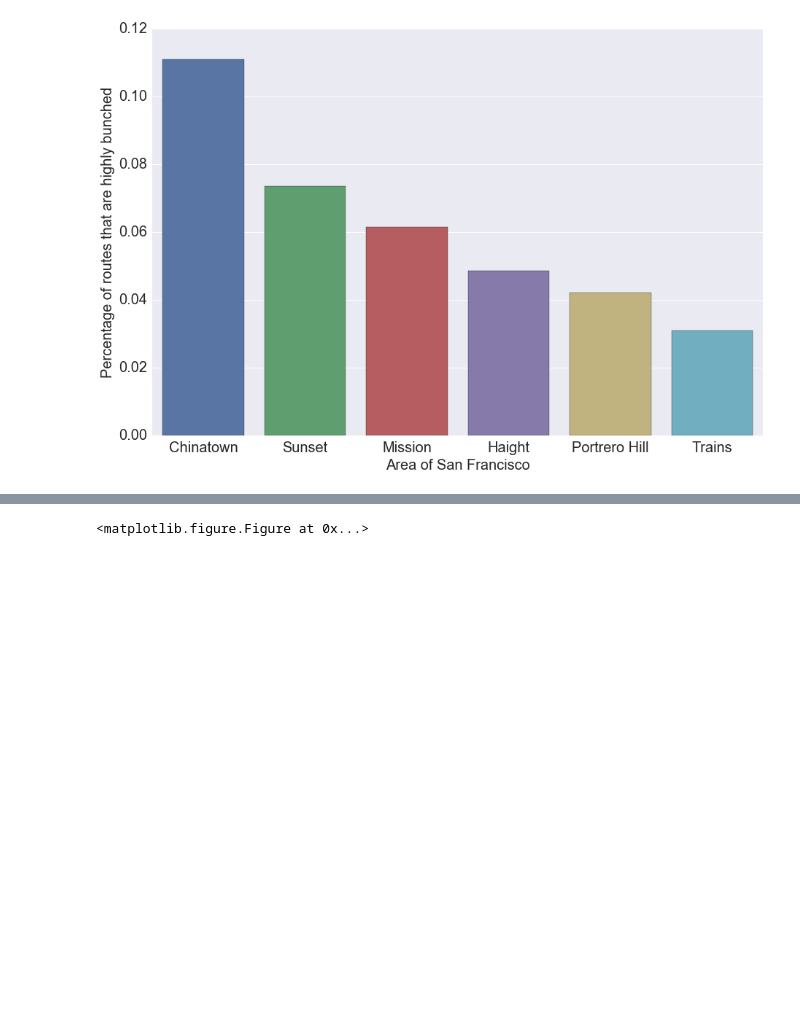
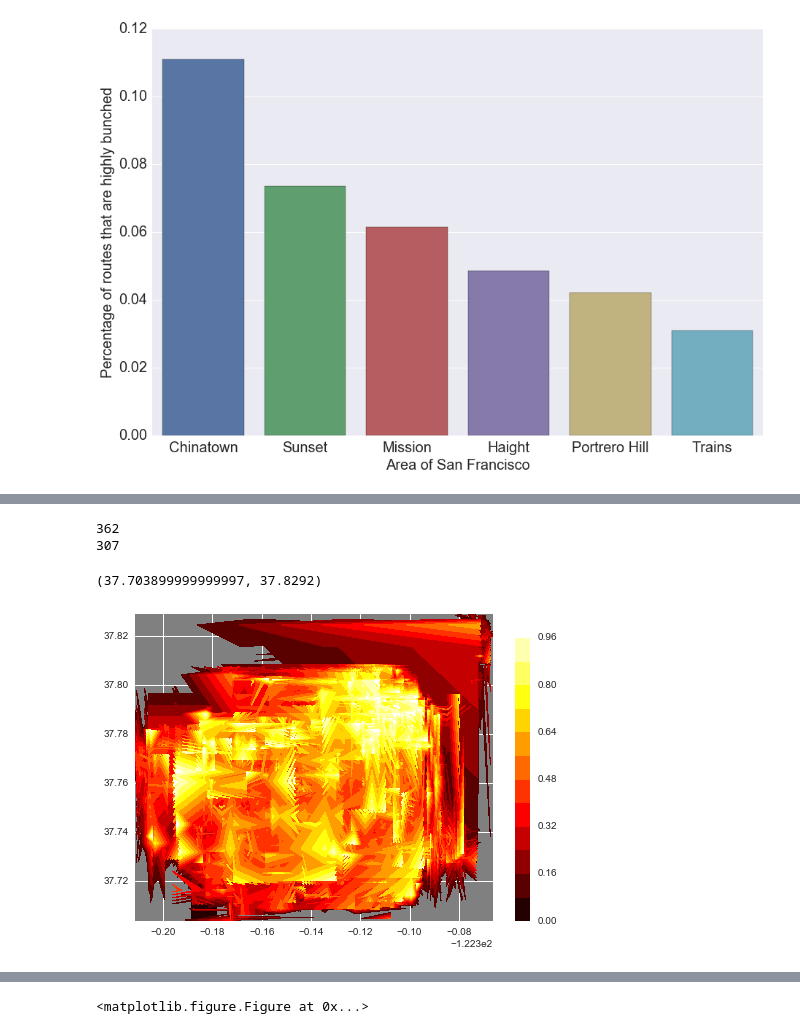
Before and after one commit to riemannzetagambit/busUnBunchr, a Jupyter notebook: nextbus_pull_from_remote_database.ipynb, the cells around one changed output, grey strips where cells are left out. Drawn from its saved outputs; the diff is of its cells as text; code cells hidden in the pictures; blank space fills up the shorter version.

```diff
--- a/nextbus_pull_from_remote_database.ipynb
+++ b/nextbus_pull_from_remote_database.ipynb
@@ -233,0 +235,42 @@ We can also display this as a heat map, if I do it right:
+# %%
+import geoplotlib
+from geoplotlib.utils import BoundingBox
+from IPython.display import Image
+
+df_coords = df_total[['lat_x','lon_x','bunched']]
+df_coords['lat'] = df_coords.apply(lambda row: round(float(row['lat_x']),4), axis=1)
+df_coords['lon'] = df_coords.apply(lambda row: round(float(row['lon_x']),4), axis=1)
+df_coords.drop(['lat_x','lon_x'], axis=1, inplace=True)
+# %%
+lat_edges = np.asarray(df_coords.lat.drop_duplicates())[0::3]
+lon_edges = np.asarray(df_coords.lon.drop_duplicates())[0::3]
+# %%
+df_grouped = df_coords.groupby(['lat','lon']).mean()
+# %%
+print len(lon_edges[0::3])
+print len(lat_edges[0::4])
+# %% [output]
+362
+307
+# %%
+Z = np.empty((len(lat_edges),len(lon_edges)))
+Z[:] = np.nan
+# construct a table that has averaged weights
+for row, lat in enumerate(lat_edges):
+    for col, lon in enumerate(lon_edges):
+        try:
+            bunching = df_grouped.loc[lat,lon].bunched
+            Z[row,col] = bunching
+        except:
+            Z[row,col] = 0
+        #print Z[row,col]
+# %%
+plt.subplot(111, axisbg='gray')
+plt.contourf(lon_edges, lat_edges, Z, 12, origin='lower', interpolation='none', cmap='hot', vmax=1)
+plt.colorbar()
+
+plt.xlim(lon_edges.min(), lon_edges.max())
+plt.ylim(lat_edges.min(), lat_edges.max())
+# %% [output]
+(37.703899999999997, 37.8292)
+[figure, added]
```
Also changed, not shown: parts of 10 cells of this notebook, 1 other file.
